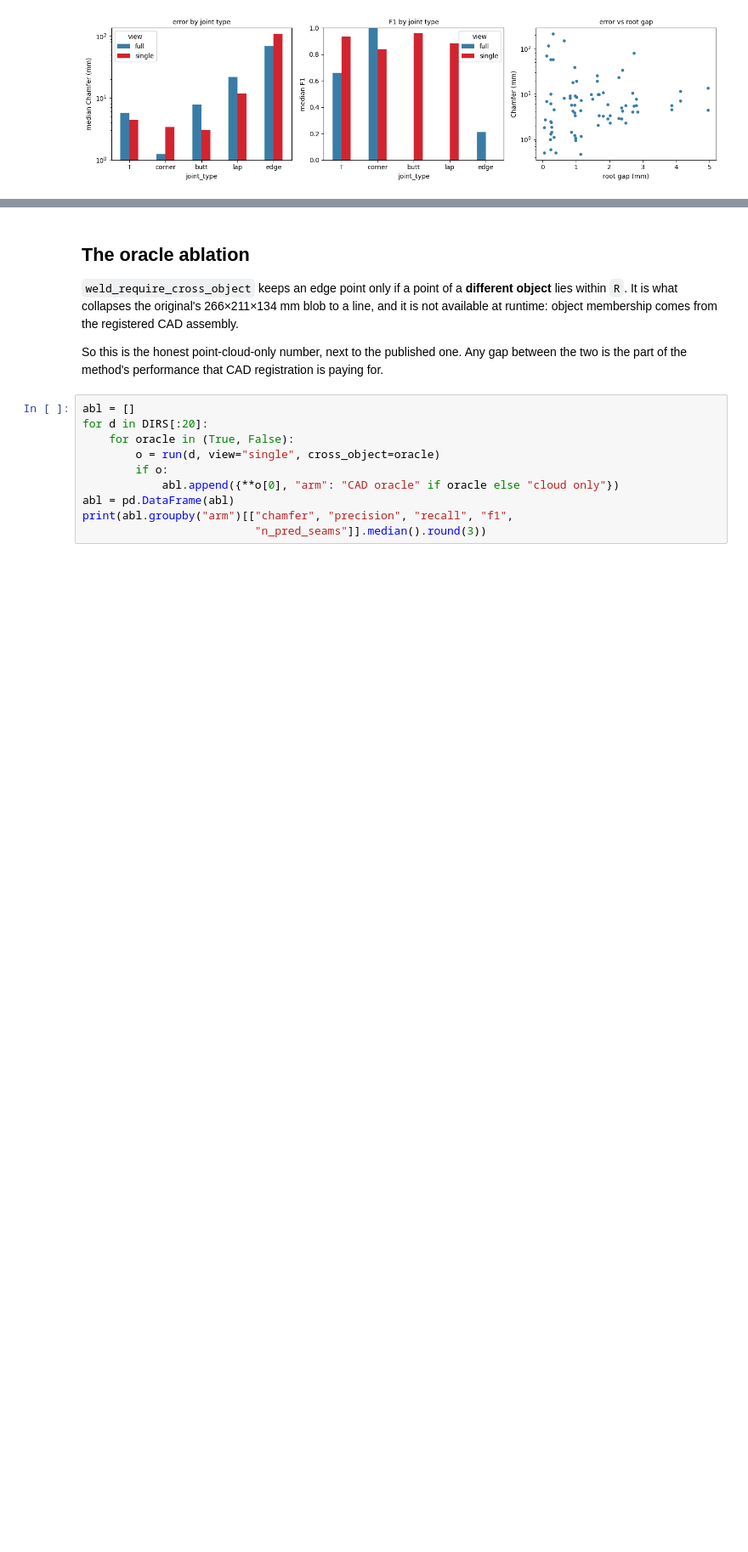
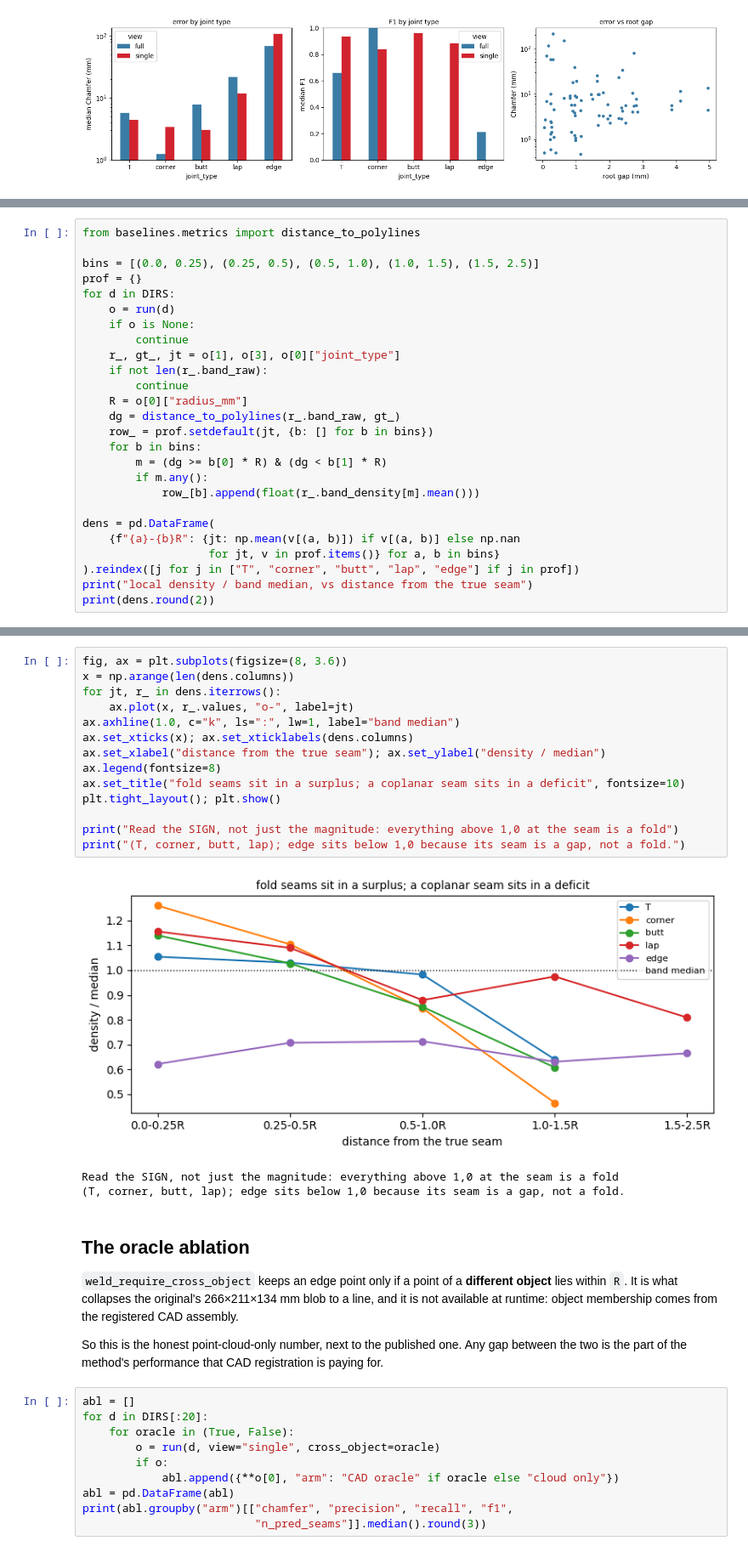
Before and after one commit to amnessa/welding_cell_ws, a Jupyter notebook: weld_generator/notebooks/03_baselines.ipynb, the cells around one changed output, grey strips where cells are left out. Shown at 85% size. Saved outputs shown, nothing was run; the diff lists cells and outputs as text; blank space fills up the shorter version.

```diff
--- a/weld_generator/notebooks/03_baselines.ipynb
+++ b/weld_generator/notebooks/03_baselines.ipynb
@@ -328,0 +378,26 @@ plt.tight_layout(); plt.show()
+# %%
+from baselines.metrics import distance_to_polylines
+
+bins = [(0.0, 0.25), (0.25, 0.5), (0.5, 1.0), (1.0, 1.5), (1.5, 2.5)]
+prof = {}
+for d in DIRS:
+    o = run(d)
+    if o is None:
+        continue
+    r_, gt_, jt = o[1], o[3], o[0]["joint_type"]
+    if not len(r_.band_raw):
+        continue
+    R = o[0]["radius_mm"]
+    dg = distance_to_polylines(r_.band_raw, gt_)
+    row_ = prof.setdefault(jt, {b: [] for b in bins})
+    for b in bins:
+        m = (dg >= b[0] * R) & (dg < b[1] * R)
+        if m.any():
+            row_[b].append(float(r_.band_density[m].mean()))
+
+dens = pd.DataFrame(
+    {f"{a}-{b}R": {jt: np.mean(v[(a, b)]) if v[(a, b)] else np.nan
+                   for jt, v in prof.items()} for a, b in bins}
+).reindex([j for j in ["T", "corner", "butt", "lap", "edge"] if j in prof])
+print("local density / band median, vs distance from the true seam")
+print(dens.round(2))
@@ -329,3 +412,21 @@ plt.tight_layout(); plt.show()
+# %%
+fig, ax = plt.subplots(figsize=(8, 3.6))
+x = np.arange(len(dens.columns))
+for jt, r_ in dens.iterrows():
+    ax.plot(x, r_.values, "o-", label=jt)
+ax.axhline(1.0, c="k", ls=":", lw=1, label="band median")
+ax.set_xticks(x); ax.set_xticklabels(dens.columns)
+ax.set_xlabel("distance from the true seam"); ax.set_ylabel("density / median")
+ax.legend(fontsize=8)
+ax.set_title("fold seams sit in a surplus; a coplanar seam sits in a deficit", fontsize=10)
+plt.tight_layout(); plt.show()
+
+print("Read the SIGN, not just the magnitude: everything above 1,0 at the seam is a fold")
+print("(T, corner, butt, lap); edge sits below 1,0 because its seam is a gap, not a fold.")
+# %% [output]
+[figure, added]
+Read the SIGN, not just the magnitude: everything above 1,0 at the seam is a fold
+(T, corner, butt, lap); edge sits below 1,0 because its seam is a gap, not a fold.
 # %% [markdown]
 ## The oracle ablation
 
```
Also changed, not shown: parts of 19 cells of this notebook, 7 other files.
